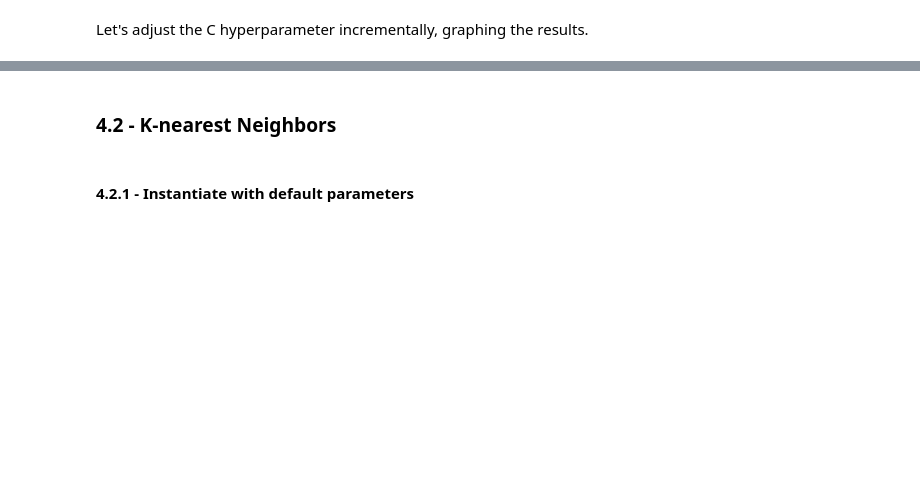
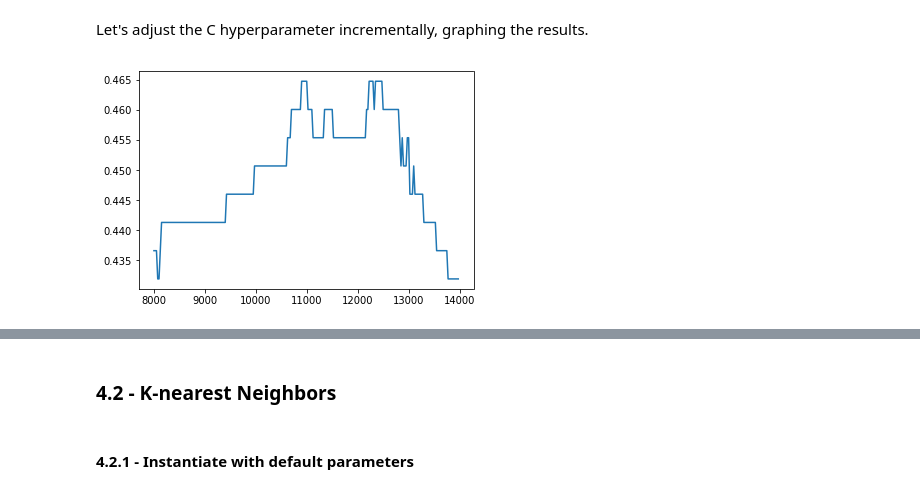
Before and after one commit to partytax/coffee-origin-classification, a Jupyter notebook: module-3-project.ipynb, the cells around one changed output, grey strips where cells are left out. Drawn from its saved outputs; the diff is of its cells as text; code cells hidden in the pictures; blank space fills up the shorter version.

Commit message:
added more models and visualizations

```diff
--- a/module-3-project.ipynb
+++ b/module-3-project.ipynb
@@ -194 +206,7 @@ data_variables_scaled = pd.DataFrame(data=data_variables_scaled, columns=data_va
+# %%
+#0-to-1 scale features and put it in a new DataFrame
+data_features_scaled = min_max_scaler.fit_transform(data_features)
+# %%
+#rewrite dataframe with column data from before scaling, as it must have been lost
+data_features_scaled = pd.DataFrame(data=data_features_scaled, columns=data_features.columns)
 # %%
@@ -297,7 +323,7 @@ plt.show()
 # %%
 #split data into train and test sets
 X_train, X_test, y_train, y_test = sel.train_test_split(
-    data_variables_scaled,
+    data_features_scaled,
     data_target,
     test_size=0.2)
 # %% [markdown]
@@ -322,15 +371,17 @@ Let's adjust the C hyperparameter incrementally, graphing the results.
 # %%
 from pylab import *
 
+#write a function to graph the accuracy score with changing C values
 def c_graph(xtr,xte,ytr,yte):
     c_list = []
     scores = []
-    for C in range(500,20000, 50):
+    #search range is unfortunately hardcoded
+    for C in range(8000,14000, 25):
         c_list.append(C)
         clf = svm.SVC(kernel='rbf', class_weight='balanced', C=C)
         clf.fit(xtr, ytr)
         score = clf.score(xte, yte)
         scores.append(score)
-        print(C)
+    #plot collected list of accuracy scores
     plot(c_list, scores)
-    print(max(scores))
+    return c_list, scores
@@ -338,0 +388,5 @@ c_graph(X_train, X_test, y_train, y_test)
+# %%
+#run C accuracy graphing function
+c_scale, accu_scores = c_graph(X_train, X_test, y_train, y_test)
+# %% [output]
+[figure, added]
```
Also changed, not shown: parts of 107 cells of this notebook, 2 other files.
